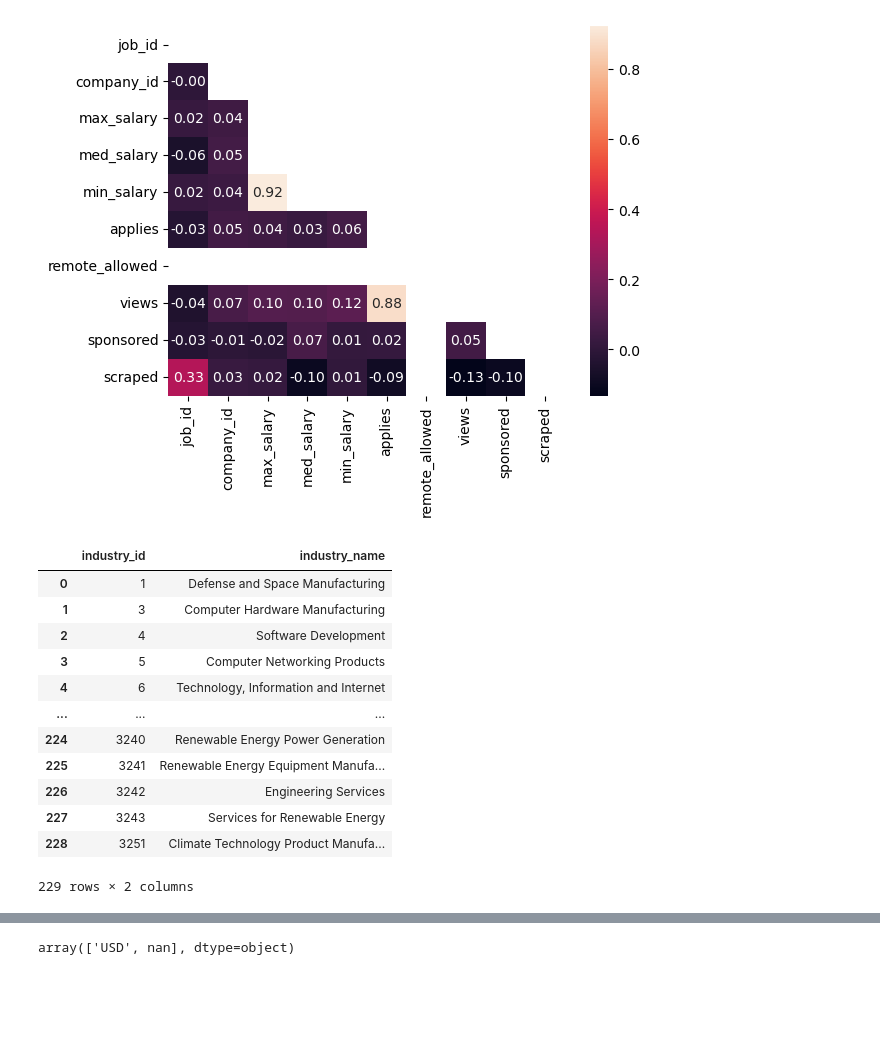
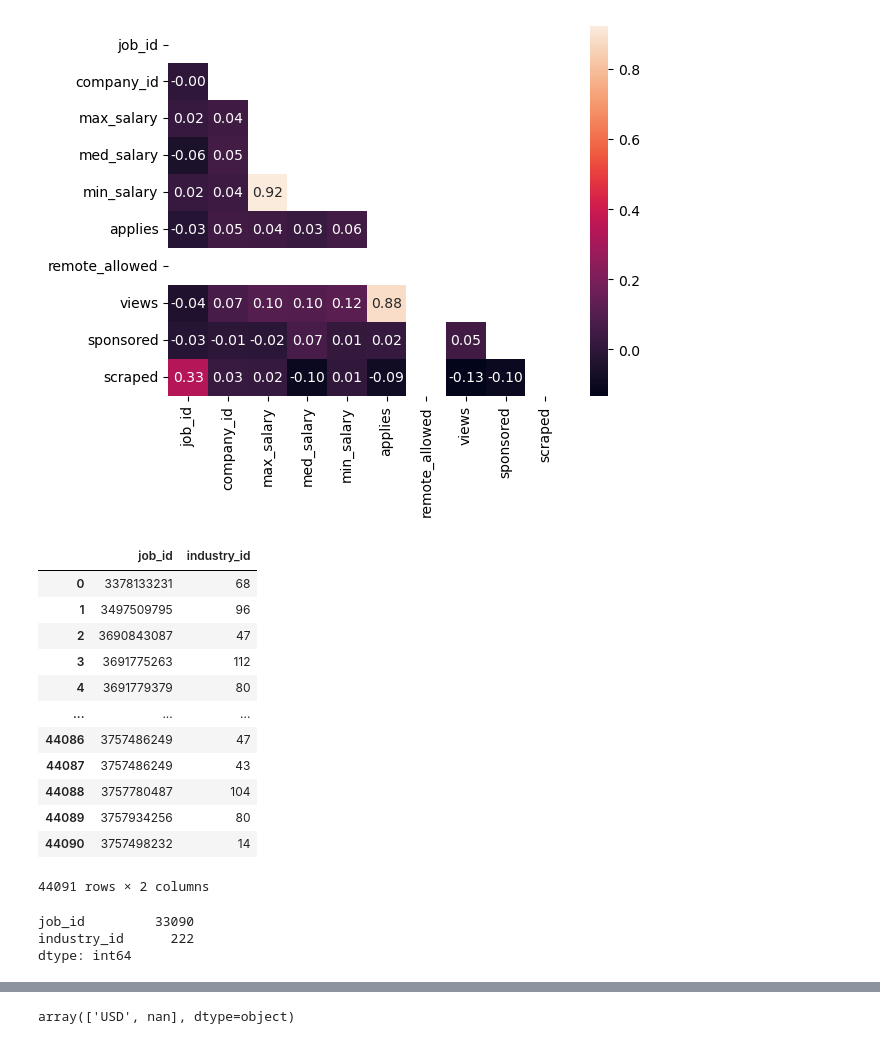
Before and after one commit to UC-Berkeley-I-School/Project-2-LinkedIn-Analysis, a Jupyter notebook: Project 2.ipynb, the cells around one changed output, grey strips where cells are left out. Cells and saved outputs as stored; diff of their text form; code cells hidden in the pictures; blank space fills up the shorter version.

```diff
--- a/Project 2.ipynb
+++ b/Project 2.ipynb
@@ -132,27 +132,33 @@ Deprecated in NumPy 1.20; for more details and guidance: https://numpy.org/devdo
 # %%
 filepathforcompany = '/Users/rickypang/Desktop/Project-2-Linkedin-Analysis/data/company_details/companies.csv'
 filepathforjob = '~/Downloads/data-for-project-2/job_details/job_industries.csv'
 filepathforindustry = '~/Downloads/data-for-project-2/maps/industries.csv'
 
 df2 = pd.read_csv(filepathforcompany)
 
 df3=pd.read_csv(filepathforjob)
 df4=pd.read_csv(filepathforindustry)
-df4
 # %% [output]
-|  | industry_id | industry_name |
-| 0 | 1 | Defense and Space Manufacturing |
-| 1 | 3 | Computer Hardware Manufacturing |
-| 2 | 4 | Software Development |
-| 3 | 5 | Computer Networking Products |
-| 4 | 6 | Technology, Information and Internet |
+|  | job_id | industry_id |
+| 0 | 3378133231 | 68 |
+| 1 | 3497509795 | 96 |
+| 2 | 3690843087 | 47 |
+| 3 | 3691775263 | 112 |
+| 4 | 3691779379 | 80 |
 | ... | ... | ... |
-| 224 | 3240 | Renewable Energy Power Generation |
-| 225 | 3241 | Renewable Energy Equipment Manufa... |
-| 226 | 3242 | Engineering Services |
-| 227 | 3243 | Services for Renewable Energy |
-| 228 | 3251 | Climate Technology Product Manufa... |
+| 44086 | 3757486249 | 47 |
+| 44087 | 3757486249 | 43 |
+| 44088 | 3757780487 | 104 |
+| 44089 | 3757934256 | 80 |
+| 44090 | 3757498232 | 14 |
-229 rows × 2 columns
+44091 rows × 2 columns
+# %%
+df3 = df3.drop_duplicates(subset='job_id', keep='first')
+df3.nunique()
+# %% [output]
+job_id         33090
+industry_id      222
+dtype: int64
 # %%
 #left join df with company info on company_id
 result_df = pd.merge(df, df2, on='company_id', how='left')
```
Also changed, not shown: parts of 23 cells of this notebook.
